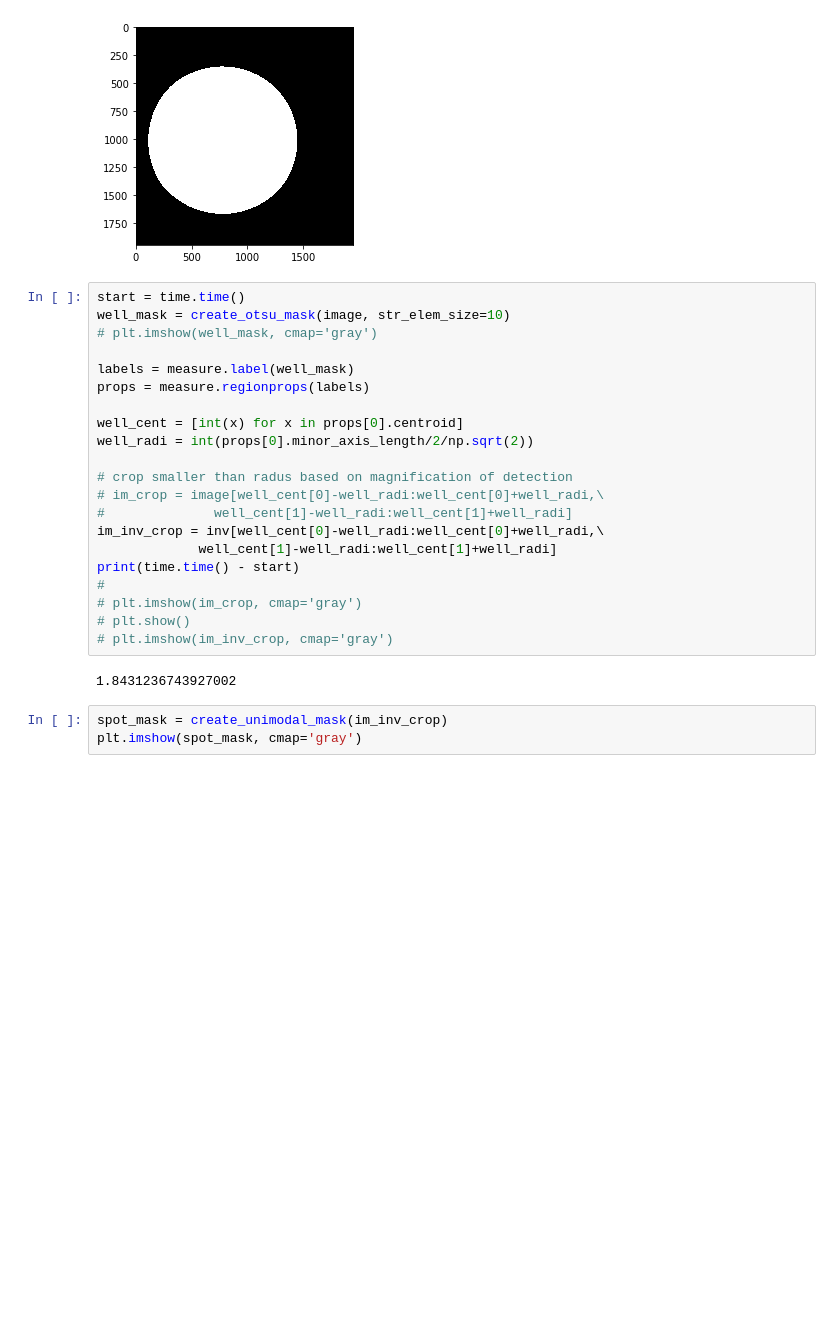
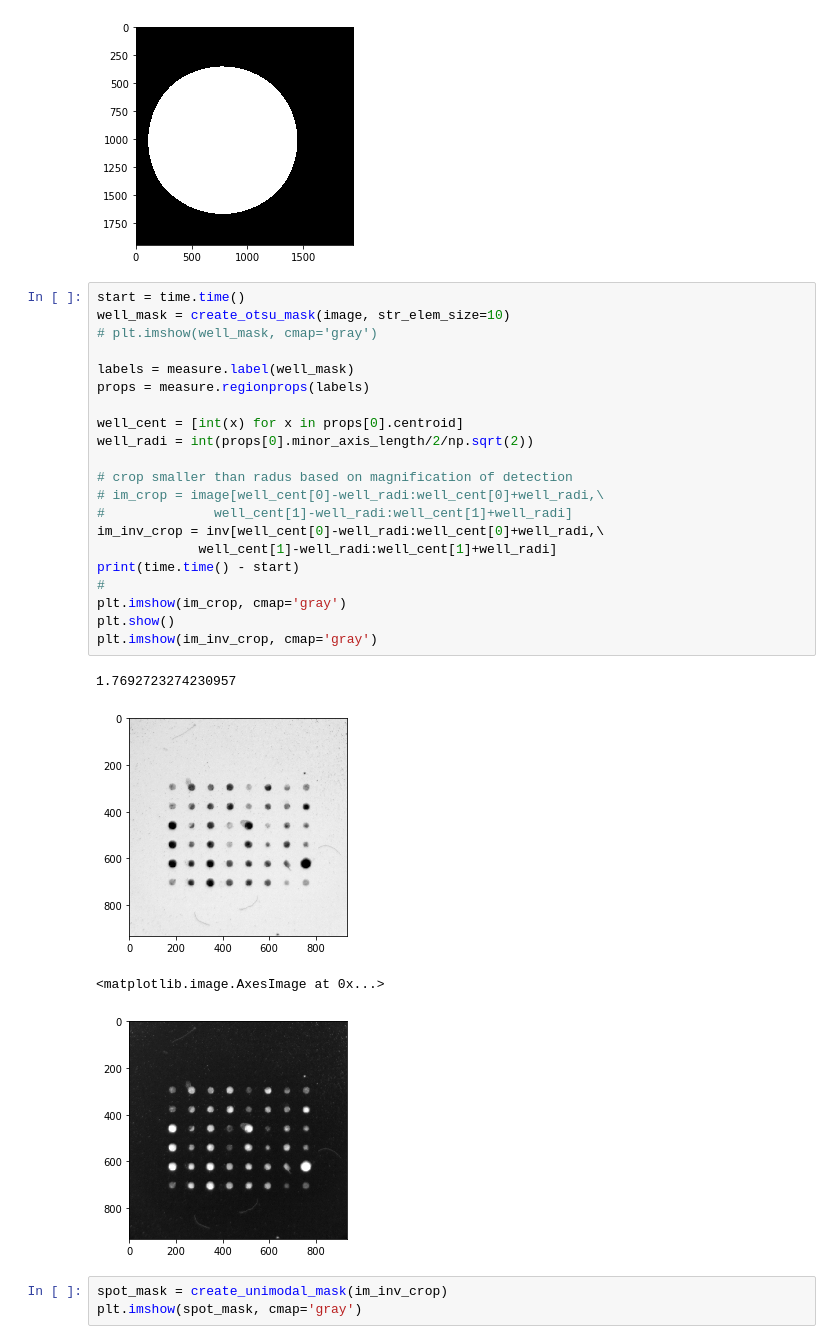
Before and after one commit to mehta-lab/multiSero, a Jupyter notebook: array_imager/extract/image_parser_well_mask.ipynb, the cells around one changed output. Cells and saved outputs as stored; diff of their text form; blank space fills up the shorter version.

```diff
--- a/array_imager/extract/image_parser_well_mask.ipynb
+++ b/array_imager/extract/image_parser_well_mask.ipynb
@@ -153,26 +153,29 @@ _ = plt.hist(inv.ravel(), bins=256)
 # %%
 start = time.time()
 well_mask = create_otsu_mask(image, str_elem_size=10)
 # plt.imshow(well_mask, cmap='gray')
 
 labels = measure.label(well_mask)
 props = measure.regionprops(labels)
 
 well_cent = [int(x) for x in props[0].centroid]
 well_radi = int(props[0].minor_axis_length/2/np.sqrt(2))
 
 # crop smaller than radus based on magnification of detection
 # im_crop = image[well_cent[0]-well_radi:well_cent[0]+well_radi,\
 #              well_cent[1]-well_radi:well_cent[1]+well_radi]
 im_inv_crop = inv[well_cent[0]-well_radi:well_cent[0]+well_radi,\
              well_cent[1]-well_radi:well_cent[1]+well_radi]
 print(time.time() - start)
 #
-# plt.imshow(im_crop, cmap='gray')
-# plt.show()
-# plt.imshow(im_inv_crop, cmap='gray')
+plt.imshow(im_crop, cmap='gray')
+plt.show()
+plt.imshow(im_inv_crop, cmap='gray')
 # %% [output]
-1.8431236743927002
+1.7692723274230957
+[figure, added]
+<matplotlib.image.AxesImage at 0x...>
+[figure, added]
 # %%
 spot_mask = create_unimodal_mask(im_inv_crop)
 plt.imshow(spot_mask, cmap='gray')
```
Also changed, not shown: parts of 3 cells of this notebook, 1 other file.
